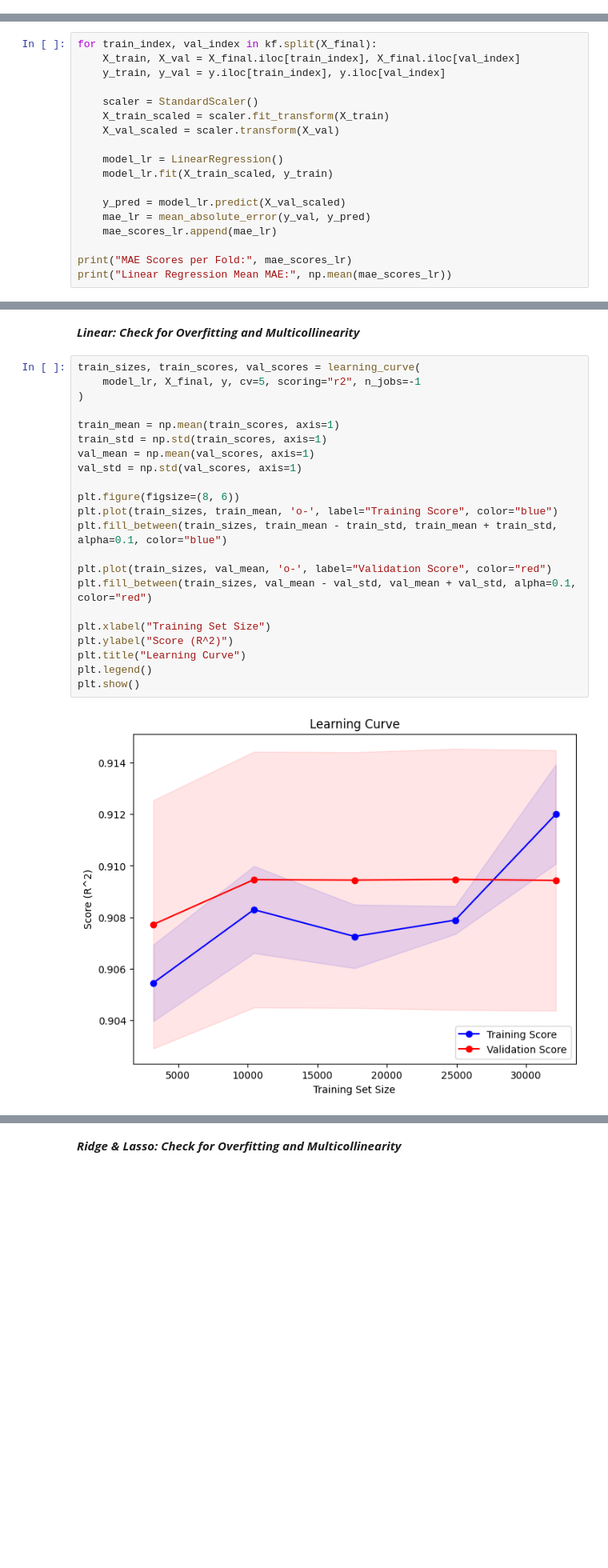
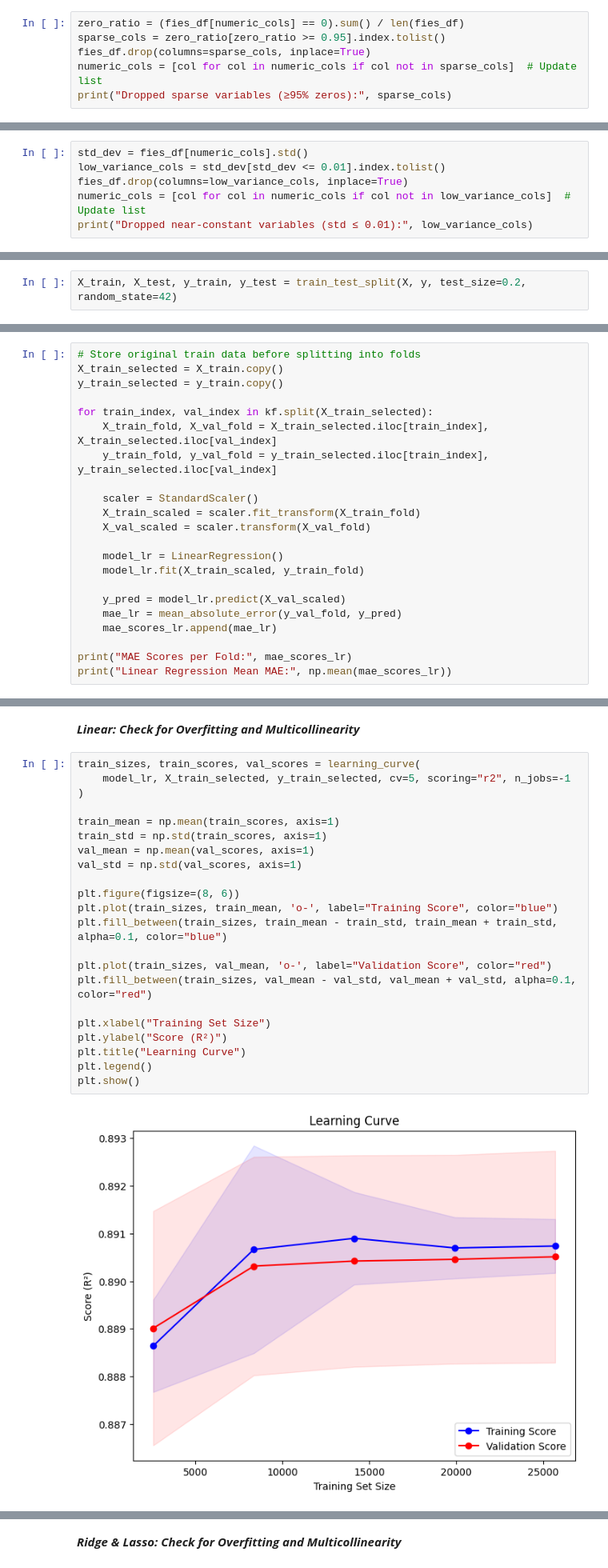
Before and after one commit to weeg16/STINTSY, a Jupyter notebook: main.ipynb, the cells around one changed output, grey strips where cells are left out. Shown at 80% size. Cells and saved outputs as stored; diff of their text form; blank space fills up the shorter version.

```diff
--- a/main.ipynb
+++ b/main.ipynb
@@ -748,0 +763,6 @@ numeric_cols = [col for col in fies_df.select_dtypes(include=['number']).columns
+# %%
+zero_ratio = (fies_df[numeric_cols] == 0).sum() / len(fies_df)
+sparse_cols = zero_ratio[zero_ratio >= 0.95].index.tolist()
+fies_df.drop(columns=sparse_cols, inplace=True)
+numeric_cols = [col for col in numeric_cols if col not in sparse_cols]  # Update list
+print("Dropped sparse variables (≥95% zeros):", sparse_cols)
@@ -748,0 +771,6 @@ numeric_cols = [col for col in fies_df.select_dtypes(include=['number']).columns
+# %%
+std_dev = fies_df[numeric_cols].std()
+low_variance_cols = std_dev[std_dev <= 0.01].index.tolist()
+fies_df.drop(columns=low_variance_cols, inplace=True)
+numeric_cols = [col for col in numeric_cols if col not in low_variance_cols]  # Update list
+print("Dropped near-constant variables (std ≤ 0.01):", low_variance_cols)
@@ -876,3 +919,5 @@ y = fies_df_selected["TOINC"]
+# %%
+X_train, X_test, y_train, y_test = train_test_split(X, y, test_size=0.2, random_state=42)
 # %% [markdown]
 We will use RFE to iteratively remove the least important features until only the top 5 remain.
 # %%
@@ -894,19 +947,23 @@ kf = KFold(n_splits=5, shuffle=True, random_state=42)
 # %%
 mae_scores_lr = []
 # %%
-for train_index, val_index in kf.split(X_final):
-    X_train, X_val = X_final.iloc[train_index], X_final.iloc[val_index]
-    y_train, y_val = y.iloc[train_index], y.iloc[val_index]
+# Store original train data before splitting into folds
+X_train_selected = X_train.copy()
+y_train_selected = y_train.copy()
+
+for train_index, val_index in kf.split(X_train_selected):
+    X_train_fold, X_val_fold = X_train_selected.iloc[train_index], X_train_selected.iloc[val_index]
+    y_train_fold, y_val_fold = y_train_selected.iloc[train_index], y_train_selected.iloc[val_index]
 
     scaler = StandardScaler()
-    X_train_scaled = scaler.fit_transform(X_train)
-    X_val_scaled = scaler.transform(X_val)
+    X_train_scaled = scaler.fit_transform(X_train_fold)
+    X_val_scaled = scaler.transform(X_val_fold)
 
     model_lr = LinearRegression()
-    model_lr.fit(X_train_scaled, y_train)
+    model_lr.fit(X_train_scaled, y_train_fold)
 
     y_pred = model_lr.predict(X_val_scaled)
-    mae_lr = mean_absolute_error(y_val, y_pred)
+    mae_lr = mean_absolute_error(y_val_fold, y_pred)
     mae_scores_lr.append(mae_lr)
 
 print("MAE Scores per Fold:", mae_scores_lr)
@@ -918,28 +975,28 @@ Linear Regression Mean MAE: 0.18527079864983356
  ***Linear: Check for Overfitting and Multicollinearity***
 # %%
 train_sizes, train_scores, val_scores = learning_curve(
-    model_lr, X_final, y, cv=5, scoring="r2", n_jobs=-1
+    model_lr, X_train_selected, y_train_selected, cv=5, scoring="r2", n_jobs=-1
 )
 
 train_mean = np.mean(train_scores, axis=1)
 train_std = np.std(train_scores, axis=1)
 val_mean = np.mean(val_scores, axis=1)
 val_std = np.std(val_scores, axis=1)
 
 plt.figure(figsize=(8, 6))
 plt.plot(train_sizes, train_mean, 'o-', label="Training Score", color="blue")
 plt.fill_between(train_sizes, train_mean - train_std, train_mean + train_std, alpha=0.1, color="blue")
 
 plt.plot(train_sizes, val_mean, 'o-', label="Validation Score", color="red")
 plt.fill_between(train_sizes, val_mean - val_std, val_mean + val_std, alpha=0.1, color="red")
 
 plt.xlabel("Training Set Size")
-plt.ylabel("Score (R^2)")
+plt.ylabel("Score (R²)")
 plt.title("Learning Curve")
 plt.legend()
 plt.show()
 # %% [output]
-[figure, old version]
+[figure, new version]
 # %% [markdown]
 ### **Ridge & Lasso Regression**
 # %%
```
Also changed, not shown: parts of 50 cells of this notebook.
